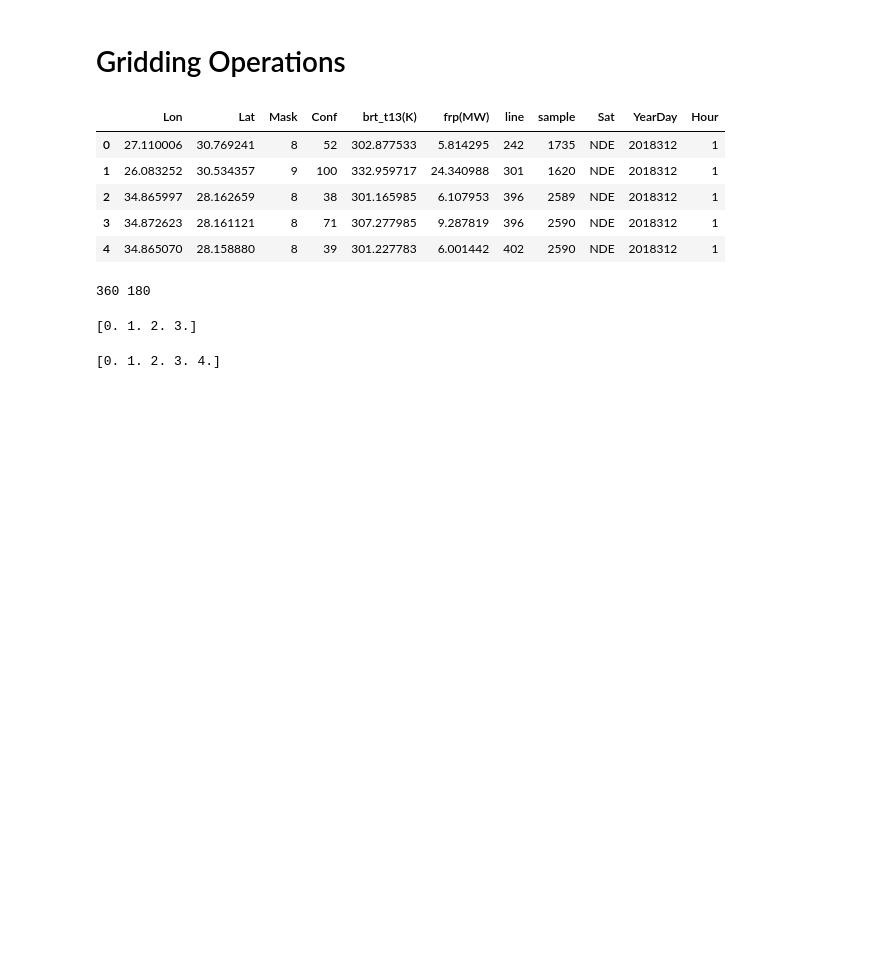
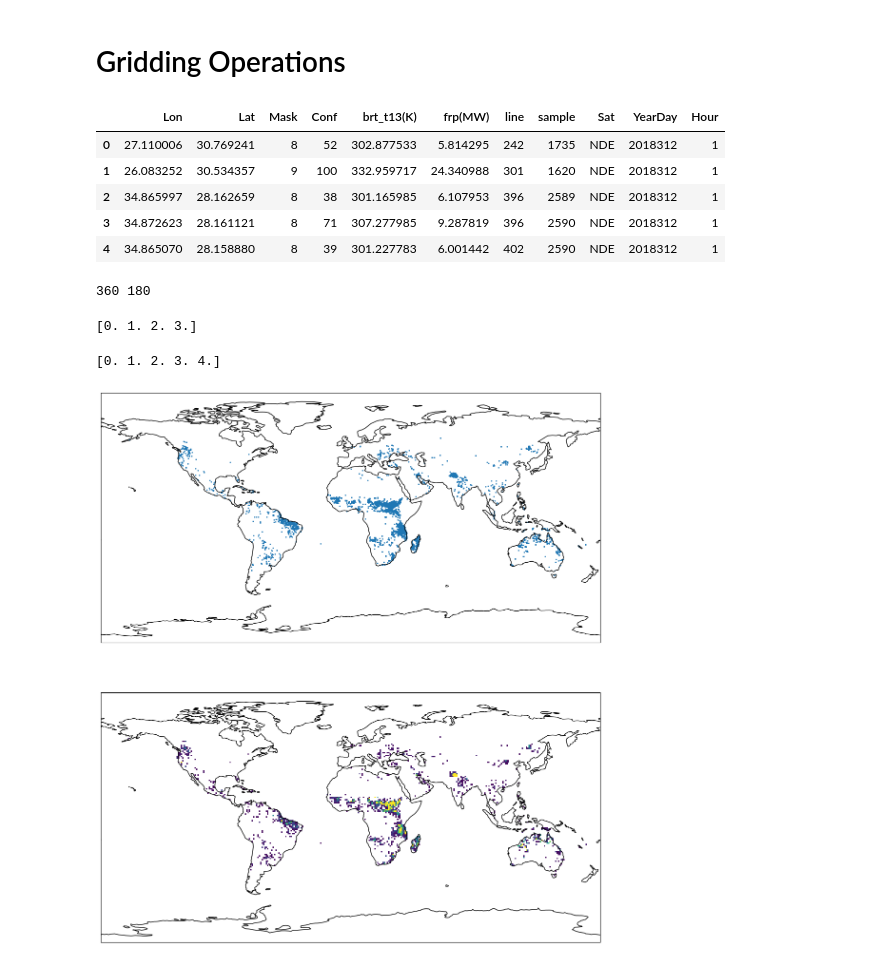
Before and after one commit to synflyn28/jreid-earth-obs-py, a Jupyter notebook: notebooks/gridding_operations.ipynb, the cells around one changed output. Saved outputs shown, nothing was run; the diff lists cells and outputs as text; code cells hidden in the pictures; blank space fills up the shorter version.

Commit message:
dev: Finshed work on regridding data frame fires data.

```diff
--- a/notebooks/gridding_operations.ipynb
+++ b/notebooks/gridding_operations.ipynb
@@ -44,3 +44,33 @@ print(np.mgrid[0:4:5j])
 nx = complex(0, num_points_x)
 ny = complex(0, num_points_y)
 Xnew, Ynew = np.mgrid[coverage[0]:coverage[2]:nx, coverage[1]:coverage[3]:ny]
+# %%
+fire_count = np.zeros([num_points_x, num_points_y])
+
+for i, lon in enumerate(fires.Lon):
+    lat = fires.Lat[i]
+
+    adjlat = ((lat + 90) / grid_size)
+    adjlon = ((lon + 180) / grid_size)
+    latbin = int(adjlat)
+    lonbin = int(adjlon)
+
+    fire_count[lonbin, latbin] = fire_count[lonbin, latbin] + 1
+# %%
+fire_count[fire_count == 0] = np.nan
+# %%
+fig, (ax1, ax2) = plt.subplots(nrows=2, figsize=[15,15], subplot_kw={'projection':ccrs.PlateCarree()})
+
+ax1.coastlines()
+ax1.set_global()
+
+ax1.scatter(fires['Lon'], fires['Lat'], s=1)
+
+ax2.coastlines()
+ax2.set_global()
+
+ax2.pcolormesh(Xnew, Ynew, fire_count, vmin=0, vmax=40)
+
+plt.show()
+# %% [output]
+[figure, added]
```
